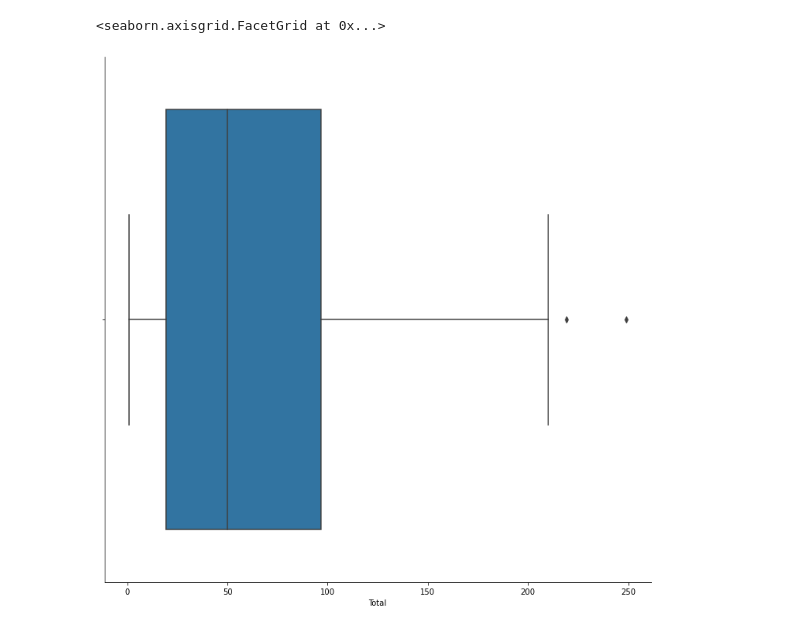
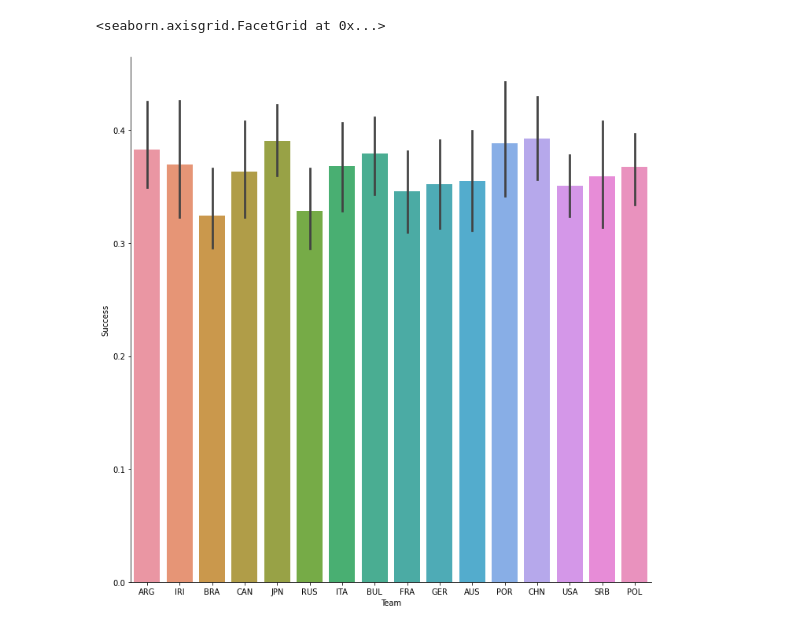
Before and after one commit to Quentin1402/dep-t-python, a Jupyter notebook: Présentation.ipynb, the cells around one changed output. Drawn from its saved outputs; the diff is of its cells as text; code cells hidden in the pictures.

```diff
--- a/Présentation.ipynb
+++ b/Présentation.ipynb
@@ -56,0 +1,18 @@ best_scorer
+# %%
+import numpy as np
+import pandas as pd
+import seaborn as sb
+
+# Comment déterminer la meilleure équipe ?
+
+# 1) Présentation rapide du  volley
+# 2) Comment mettre des points des points au volley
+# a) Les Attaques
+
+attackers = pd.read_csv('C:/Users/asus tuf/Downloads/men_best_attackers.csv');
+attackers.rename(columns={"Faults": "FaultsSpike"}, inplace=True)
+attackers.rename(columns={"Total attempts": "Total_attempts_spike"}, inplace=True)
+attackers.drop(["Rank", "ShirtNumber"], axis = 1, inplace=True)
+attackers["Success"] = attackers["Shots"] / attackers["Total_attempts_spike"]
+
+sb.catplot(x='Success', data=attackers, kind='box')
@@ -57,5 +28,5 @@ best_scorer
 # %%
-sb.catplot(x='Total', data=best_scorer, kind='box', height=10)
+sb.catplot(x="Team", y="Success", data= attackers.query("Success < 0.6 & Success > 0.2"), kind="bar", height=10)
 # %% [output]
 <seaborn.axisgrid.FacetGrid at 0x...>
-[figure, old version]
+[figure, new version]
```
Also changed, not shown: parts of 7 cells of this notebook.
